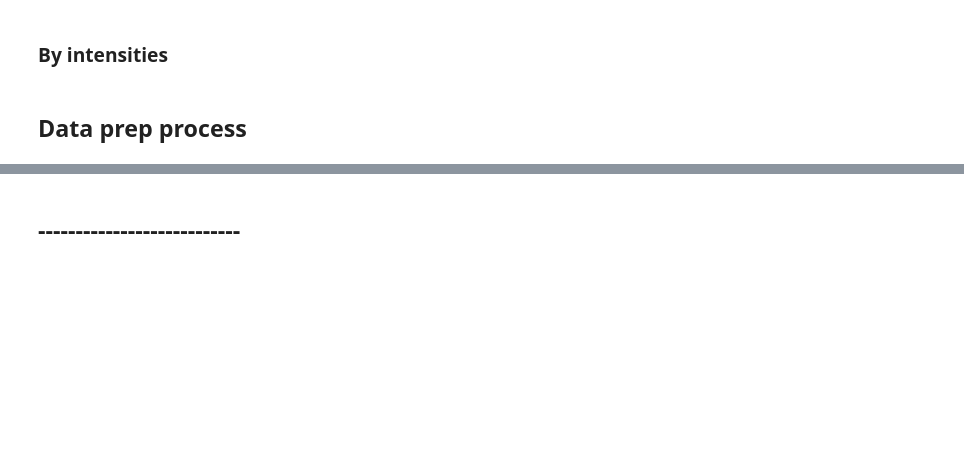
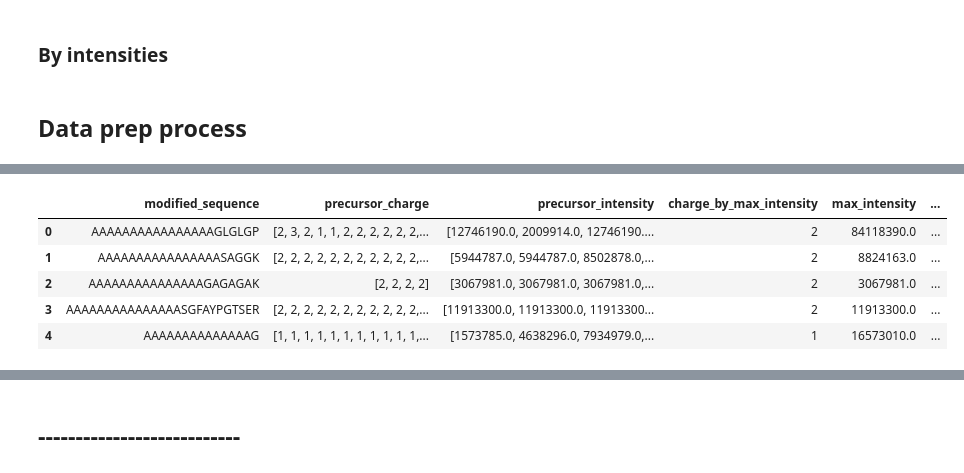
Before and after one commit to wilhelm-lab/dlomix, a Jupyter notebook: data_prep_dev.ipynb, the cells around one changed output, grey strips where cells are left out. Cells and saved outputs as stored; diff of their text form; code cells hidden in the pictures; blank space fills up the shorter version.

```diff
--- a/data_prep_dev.ipynb
+++ b/data_prep_dev.ipynb
@@ -469,4 +377,15 @@ df = select_most_abundant_charge_by_intensity(df, aggregation='max')
 df = select_most_abundant_charge_by_intensity(df, aggregation='avg')
 # %%
-df = add_labels(df, aggregation='max')
+df = generate_charge_state_encodings(df, aggregation='max')
+# %%
+df = compute_normalized_intensity_distribution(df)
+# %%
+df.head()
+# %% [output]
+|  | modified_sequence | precursor_charge | precursor_intensity | charge_by_max_intensity | max_intensity | ... |
+| 0 | AAAAAAAAAAAAAAAAGLGLGP | [2, 3, 2, 1, 1, 2, 2, 2, 2, 2, 2,... | [12746190.0, 2009914.0, 12746190.... | 2 | 84118390.0 | ... |
+| 1 | AAAAAAAAAAAAAAAASAGGK | [2, 2, 2, 2, 2, 2, 2, 2, 2, 2, 2,... | [5944787.0, 5944787.0, 8502878.0,... | 2 | 8824163.0 | ... |
+| 2 | AAAAAAAAAAAAAAAGAGAGAK | [2, 2, 2, 2] | [3067981.0, 3067981.0, 3067981.0,... | 2 | 3067981.0 | ... |
+| 3 | AAAAAAAAAAAAAAASGFAYPGTSER | [2, 2, 2, 2, 2, 2, 2, 2, 2, 2, 2,... | [11913300.0, 11913300.0, 11913300... | 2 | 11913300.0 | ... |
+| 4 | AAAAAAAAAAAAAAG | [1, 1, 1, 1, 1, 1, 1, 1, 1, 1, 1,... | [1573785.0, 4638296.0, 7934979.0,... | 1 | 16573010.0 | ... |
 # %% [markdown]
```
Also changed, not shown: parts of 27 cells of this notebook.
